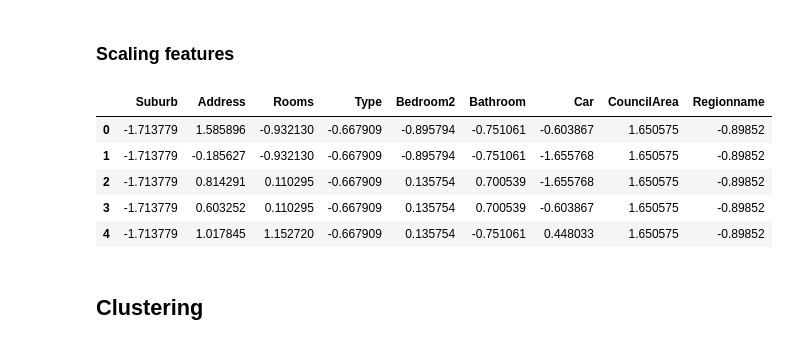
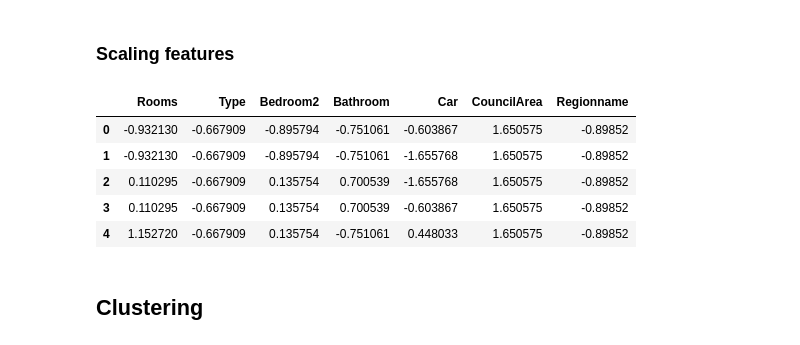
Before and after one commit to sheldyso/Data-Visualisation-Report, a Jupyter notebook: Data Visualisation Report.ipynb, the cells around one changed output. Cells and saved outputs as stored; diff of their text form; code cells hidden in the pictures.

```diff
--- a/Data Visualisation Report.ipynb
+++ b/Data Visualisation Report.ipynb
@@ -314,18 +320,18 @@ As there are plenty of attributes that relate to the price of a house, I will be
 # %%
 from sklearn.preprocessing import StandardScaler
 scaler = StandardScaler()
-data_keys = ["Suburb", "Address", "Rooms", "Type", "Bedroom2", "Bathroom", "Car", "CouncilArea", "Regionname"]
+data_keys = ["Rooms", "Type", "Bedroom2", "Bathroom", "Car", "CouncilArea", "Regionname"]
 data_copy = data[data_keys].copy()
 scaler.fit(data_copy)
 scaled_df = pd.DataFrame(scaler.transform(data_copy), columns=data_copy.columns)
 scaled_df.head()
 # %% [output]
-|  | Suburb | Address | Rooms | Type | Bedroom2 | Bathroom | Car | CouncilArea | Regionname |
-| 0 | -1.713779 | 1.585896 | -0.932130 | -0.667909 | -0.895794 | -0.751061 | -0.603867 | 1.650575 | -0.89852 |
-| 1 | -1.713779 | -0.185627 | -0.932130 | -0.667909 | -0.895794 | -0.751061 | -1.655768 | 1.650575 | -0.89852 |
-| 2 | -1.713779 | 0.814291 | 0.110295 | -0.667909 | 0.135754 | 0.700539 | -1.655768 | 1.650575 | -0.89852 |
-| 3 | -1.713779 | 0.603252 | 0.110295 | -0.667909 | 0.135754 | 0.700539 | -0.603867 | 1.650575 | -0.89852 |
-| 4 | -1.713779 | 1.017845 | 1.152720 | -0.667909 | 0.135754 | -0.751061 | 0.448033 | 1.650575 | -0.89852 |
+|  | Rooms | Type | Bedroom2 | Bathroom | Car | CouncilArea | Regionname |
+| 0 | -0.932130 | -0.667909 | -0.895794 | -0.751061 | -0.603867 | 1.650575 | -0.89852 |
+| 1 | -0.932130 | -0.667909 | -0.895794 | -0.751061 | -1.655768 | 1.650575 | -0.89852 |
+| 2 | 0.110295 | -0.667909 | 0.135754 | 0.700539 | -1.655768 | 1.650575 | -0.89852 |
+| 3 | 0.110295 | -0.667909 | 0.135754 | 0.700539 | -0.603867 | 1.650575 | -0.89852 |
+| 4 | 1.152720 | -0.667909 | 0.135754 | -0.751061 | 0.448033 | 1.650575 | -0.89852 |
 # %% [markdown]
 ## Clustering
 # %% [markdown]
```
Also changed, not shown: parts of 25 cells of this notebook.
